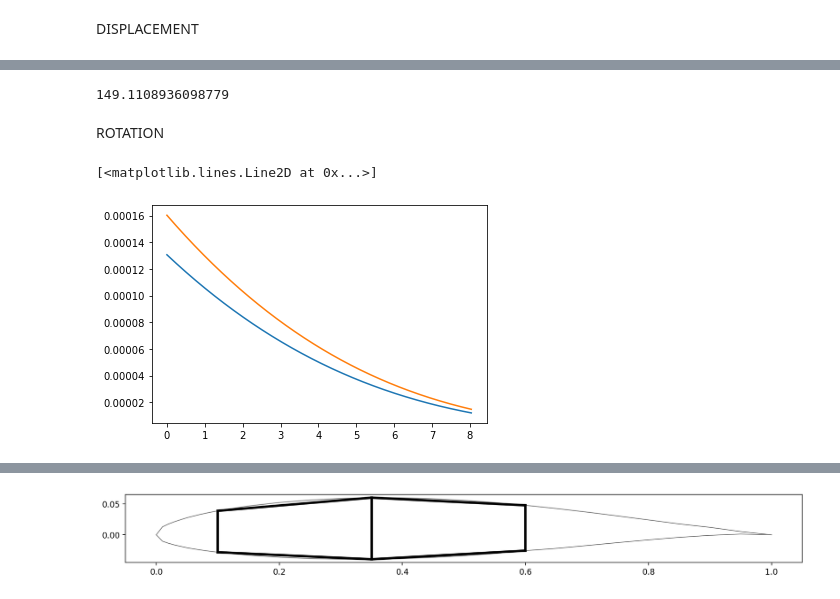
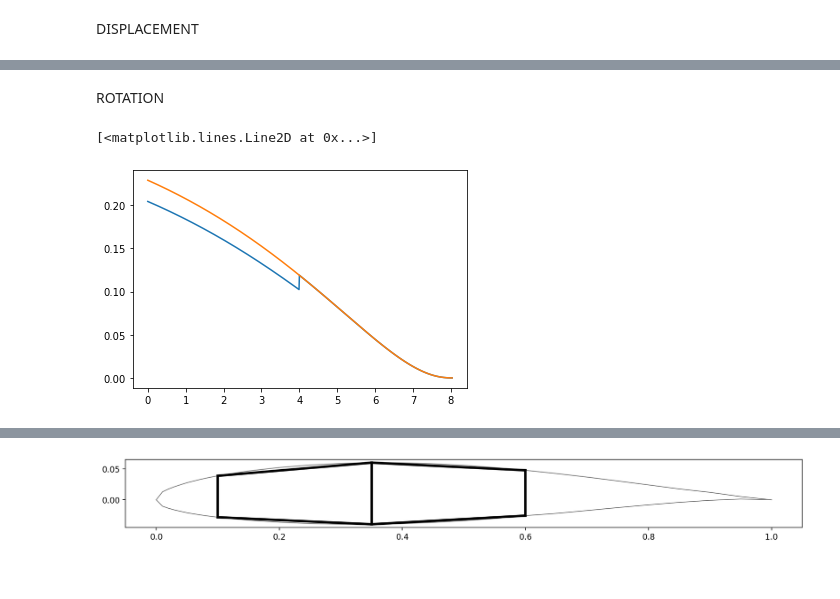
Before and after one commit to LucaDissel/Workpackage4-5, a Jupyter notebook: Main.ipynb, the cells around one changed output, grey strips where cells are left out. Cells and saved outputs as stored; diff of their text form; code cells hidden in the pictures.

Commit message:
Fixed stringers

```diff
--- a/Main.ipynb
+++ b/Main.ipynb
@@ -172,11 +182,8 @@ class WingBox:
 
     if self.stringers is not None:
       for stringer in self.stringers:
-        if stringer.length < y:
-          pass
-        else:
-          A += stringer.A
-          Az += stringer.Q_x(y)
+        A += stringer.A * (stringer.length >= y)
+        Az += stringer.Q_x(y) * (stringer.length >= y)
 
     z_centroid = Az / A
 
@@ -185,10 +192,7 @@ class WingBox:
 
     if self.stringers is not None:
       for stringer in self.stringers:
-        if stringer.length < y:
-          pass
-        else:
-          I_xc += stringer.I_xc(y, z_centroid)
+        I_xc += stringer.I_xc(y, z_centroid) * (stringer.length >= y)
 
     return I_xc
 
@@ -236,10 +240,6 @@ class WingBox:
 
     if system.ndim > 2:
       system = np.moveaxis(system, 2, 0)
-      # print("system = ", system)
-      # print("moveaxis = ", np.moveaxis(system, 2, 0))
-      # print("swapaxis = ", np.swapaxes(system, 2, 0))
-      # return None
       N, M, M = np.shape(system)
       righthandside = np.broadcast_to(np.array([0, 0, T]), (N, M))
       q1, q2, dthetadx = np.swapaxes(LA.solve(system, righthandside), 0, 1)
@@ -360,7 +298,3 @@ plt.gca().set_aspect('equal', adjustable='box')
-# %%
-wingbox_iteration_1.W
-# %% [output]
-149.1108936098779
 # %% [markdown]
 ROTATION
 # %%
@@ -377,6 +316,22 @@ def theta(y, wingbox: WingBox):
+# %%
+t_5 = t(5, 5)
+t_3 = t(3, 3)
+t_2 = t(2, 2)
+t_1 = t(1, 1)
+stringer_u1 = Stringer(50, (0.3, 0.05), 4)
+stringer_u2 = Stringer(50, (0.4, 0.05), 4)
+stringer_u3 = Stringer(50, (0.5, 0.05), 4)
+stringer_l1 = Stringer(50, (0.4, -0.05), 4)
+stringers = [stringer_u1, stringer_u2, stringer_u3, stringer_l1]
+
+wingbox_iteration_1_stringer = WingBox(0.2, t_1, 0.6, t_1, t_1, t_1, stringers=stringers)
+
+wingbox_iteration_1 = WingBox(0.2, t_1, 0.6, t_1, t_1, t_1)
+wingbox_iteration_2 = WingBox(0.2, t(2,1), 0.6, t(2,1), t(3,1), t(3,1))
 # %%
-plt.plot(y, wingbox_iteration_1.J(y))
-plt.plot(y, wingbox_iteration_3.J(y))
+plt.plot(y, d2zdx2(y, wingbox_iteration_1_stringer))
+plt.plot(y, d2zdx2(y, wingbox_iteration_1))
+# plt.gca().set_aspect('equal', adjustable='box')
 # %% [output]
 [<matplotlib.lines.Line2D at 0x...>]
-[figure, old version]
+[figure, new version]
```
Also changed, not shown: parts of 18 cells of this notebook.
